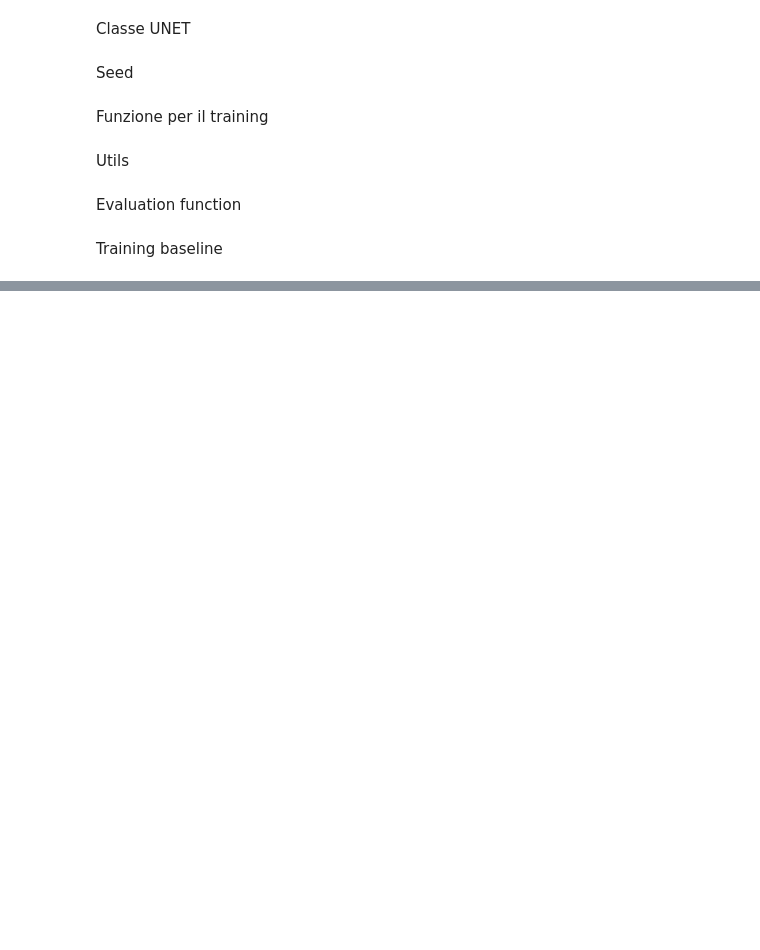
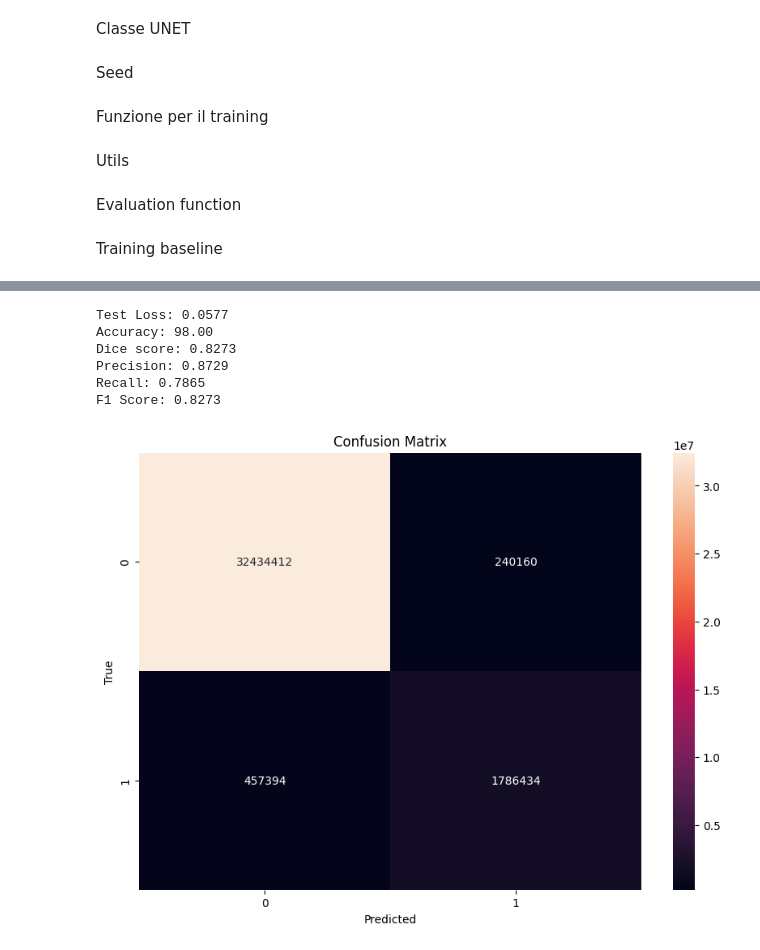
Before and after one commit to ccsed/ProgettoLabAI, a Jupyter notebook: Progetto.ipynb, the cells around one changed output, grey strips where cells are left out. Drawn from its saved outputs; the diff is of its cells as text; code cells hidden in the pictures; blank space fills up the shorter version.

```diff
--- a/Progetto.ipynb
+++ b/Progetto.ipynb
@@ -616,0 +735,10 @@ plot_metrics(metrics, save_dir=save_directory)
+# %%
+test_loss2, test_accuracy2, test_dice_score2, test_precision2, test_recall2, test_f1_2 = test_fn(test_loader, model2, criterion, test_txtfile2, device=device)
+# %% [output]
+Test Loss: 0.0577
+Accuracy: 98.00
+Dice score: 0.8273
+Precision: 0.8729
+Recall: 0.7865
+F1 Score: 0.8273
+[figure, added]
```
Also changed, not shown: parts of 14 cells of this notebook.
